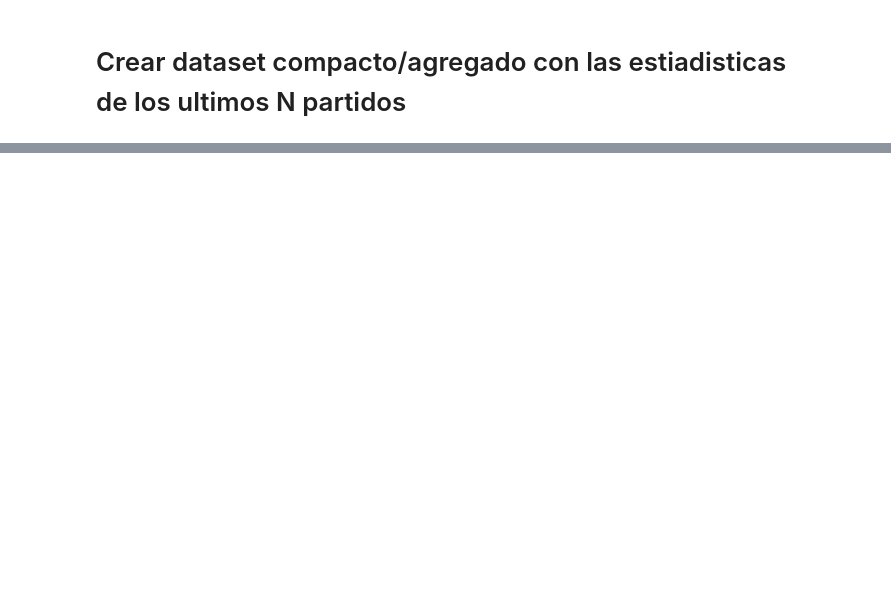
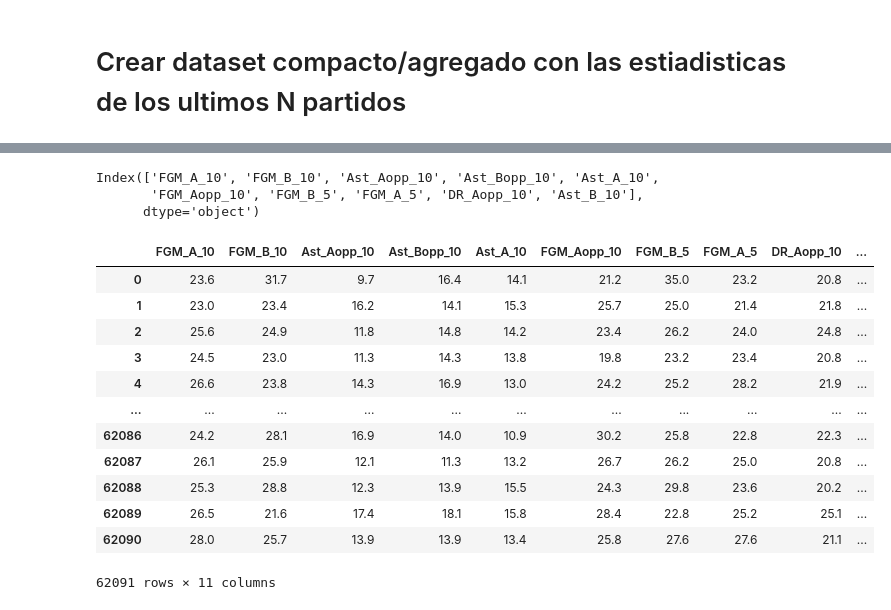
Before and after one commit to rauldaal/march-madness, a Jupyter notebook: explorer.ipynb, the cells around one changed output, grey strips where cells are left out. Cells and saved outputs as stored; diff of their text form; code cells hidden in the pictures; blank space fills up the shorter version.

```diff
--- a/explorer.ipynb
+++ b/explorer.ipynb
@@ -152,0 +267,41 @@ agg_MRegularSeasonDetailedResults.to_csv("data/AggRegularSeasonFiltered.csv", in
+# %%
+# Get the name of the top most important features
+feature_names = X.columns
+importances = model.feature_importances_
+indices = np.argsort(importances)[::-1]
+top_k = 10
+top_k_indices = indices[:top_k]
+top_k_feature_names = feature_names[top_k_indices]
+print(top_k_feature_names)
+# %% [output]
+Index(['FGM_A_10', 'FGM_B_10', 'Ast_Aopp_10', 'Ast_Bopp_10', 'Ast_A_10',
+       'FGM_Aopp_10', 'FGM_B_5', 'FGM_A_5', 'DR_Aopp_10', 'Ast_B_10'],
+      dtype='object')
+# %%
+# Compare columns values from original dataset
+agg_MRegularSeasonDetailedResults[[
+       'FGM_A_10',
+       'FGM_B_10',
+       'Ast_Aopp_10',
+       'Ast_Bopp_10',
+       'Ast_A_10',
+       'FGM_Aopp_10',
+       'FGM_B_5',
+       'FGM_A_5',
+       'DR_Aopp_10',
+       'Ast_B_10',
+       'Result']]
+# %% [output]
+|  | FGM_A_10 | FGM_B_10 | Ast_Aopp_10 | Ast_Bopp_10 | Ast_A_10 | FGM_Aopp_10 | FGM_B_5 | FGM_A_5 | DR_Aopp_10 | ... |
+| 0 | 23.6 | 31.7 | 9.7 | 16.4 | 14.1 | 21.2 | 35.0 | 23.2 | 20.8 | ... |
+| 1 | 23.0 | 23.4 | 16.2 | 14.1 | 15.3 | 25.7 | 25.0 | 21.4 | 21.8 | ... |
+| 2 | 25.6 | 24.9 | 11.8 | 14.8 | 14.2 | 23.4 | 26.2 | 24.0 | 24.8 | ... |
+| 3 | 24.5 | 23.0 | 11.3 | 14.3 | 13.8 | 19.8 | 23.2 | 23.4 | 20.8 | ... |
+| 4 | 26.6 | 23.8 | 14.3 | 16.9 | 13.0 | 24.2 | 25.2 | 28.2 | 21.9 | ... |
+| ... | ... | ... | ... | ... | ... | ... | ... | ... | ... | ... |
+| 62086 | 24.2 | 28.1 | 16.9 | 14.0 | 10.9 | 30.2 | 25.8 | 22.8 | 22.3 | ... |
+| 62087 | 26.1 | 25.9 | 12.1 | 11.3 | 13.2 | 26.7 | 26.2 | 25.0 | 20.8 | ... |
+| 62088 | 25.3 | 28.8 | 12.3 | 13.9 | 15.5 | 24.3 | 29.8 | 23.6 | 20.2 | ... |
+| 62089 | 26.5 | 21.6 | 17.4 | 18.1 | 15.8 | 28.4 | 22.8 | 25.2 | 25.1 | ... |
+| 62090 | 28.0 | 25.7 | 13.9 | 13.9 | 13.4 | 25.8 | 27.6 | 27.6 | 21.1 | ... |
+62091 rows × 11 columns
```
Also changed, not shown: parts of 9 cells of this notebook, 2 other files.
